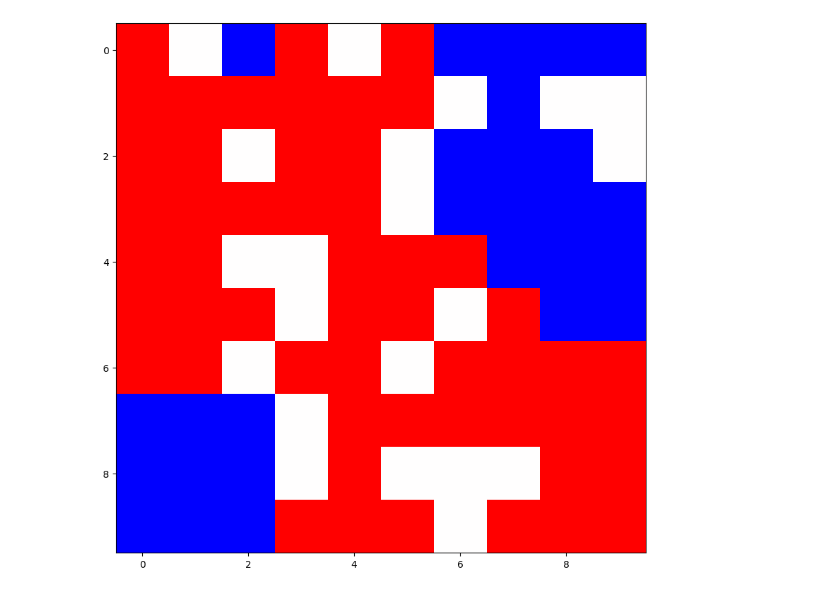
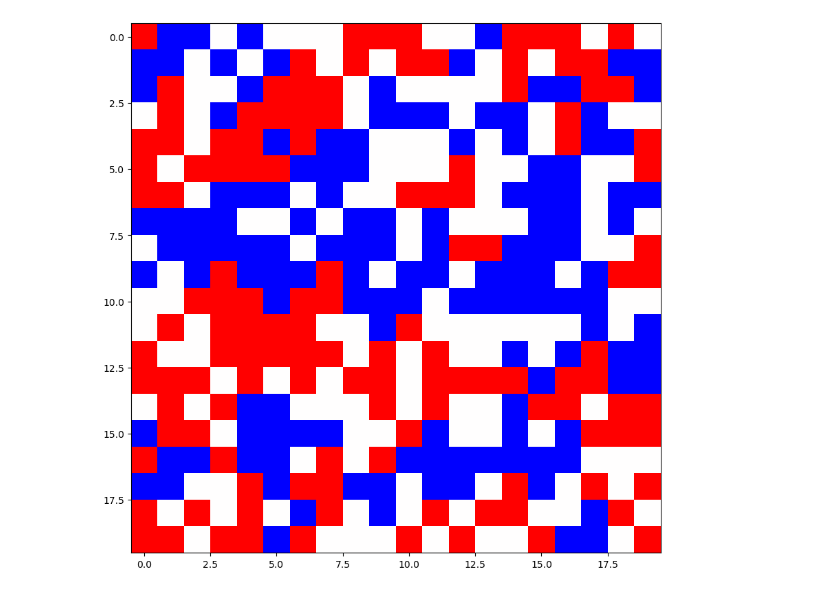
Before and after one commit to cake-dev/Simulation_class, a Jupyter notebook: SegregationModel/schellingseg.ipynb, the cells around one changed output. Drawn from its saved outputs; the diff is of its cells as text; code cells hidden in the pictures.

```diff
--- a/SegregationModel/schellingseg.ipynb
+++ b/SegregationModel/schellingseg.ipynb
@@ -8,7 +8,7 @@ import matplotlib.animation as anim
 # %%
 # function to create the board
 def create_board(N):
-    board = np.random.choice([1,0,-1], N*N, p=[0.5,0.25,0.25]).reshape(N,N)
+    board = np.random.choice([1,0,-1], N*N, p=[1/3,1/3,1/3]).reshape(N,N)
     return board
 
 # function to update the board
@@ -29,7 +29,7 @@ def update_board(board, N, threshold):
     cell_type = board[i,j]
     # get the number of like neighbors
     like_n = np.sum(board[max(0,i-1):min(N,i+2), max(0,j-1):min(N,j+2)] == cell_type) - 1
-    # create f-
+    # create f
     f = like_n / non_empty_n
     # print(f)
     # if f < threshold, move the cell to a random empty cell
@@ -59,24 +59,26 @@ def plot_board(board, N, threshold):
     # show the plot
     plt.show()
 # %%
-board = create_board(10)
+SIZE = 20
+THRESH = 1/3
+board = create_board(SIZE)
 board_list = []
-for i in range(500):
+for i in range(1000):
     board_list.append(board)
-    board = update_board(board, 10, 1/2)
+    board = update_board(board, SIZE, THRESH)
 
 fig, ax = plt.subplots()
 # change size of figure
 fig.set_size_inches(10, 10)
 im = ax.imshow(board_list[0], interpolation='nearest')
 # change colors to red and blue
 im.set_cmap('bwr')
 
 def animate_func(i):
     im.set_array(board_list[i])
     return [im]
 
-animation = anim.FuncAnimation(fig, animate_func, frames=len(board_list), interval=60, blit=True)
+animation = anim.FuncAnimation(fig, animate_func, frames=len(board_list), interval=10, blit=True)
 animation.save('segreg_cell_1.mp4', fps=30)
 # %% [output]
-[figure, old version]
+[figure, new version]
```
Also changed, not shown: 2 other files.
